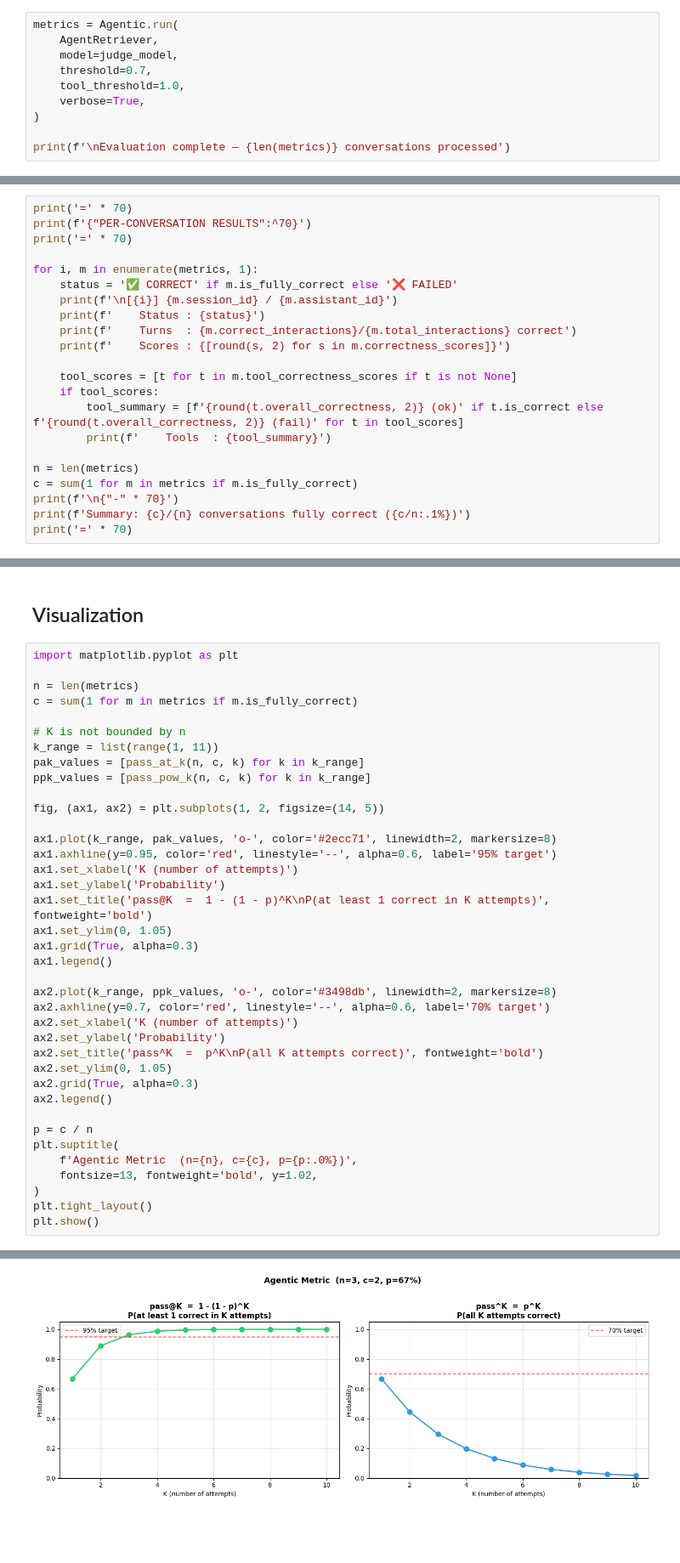
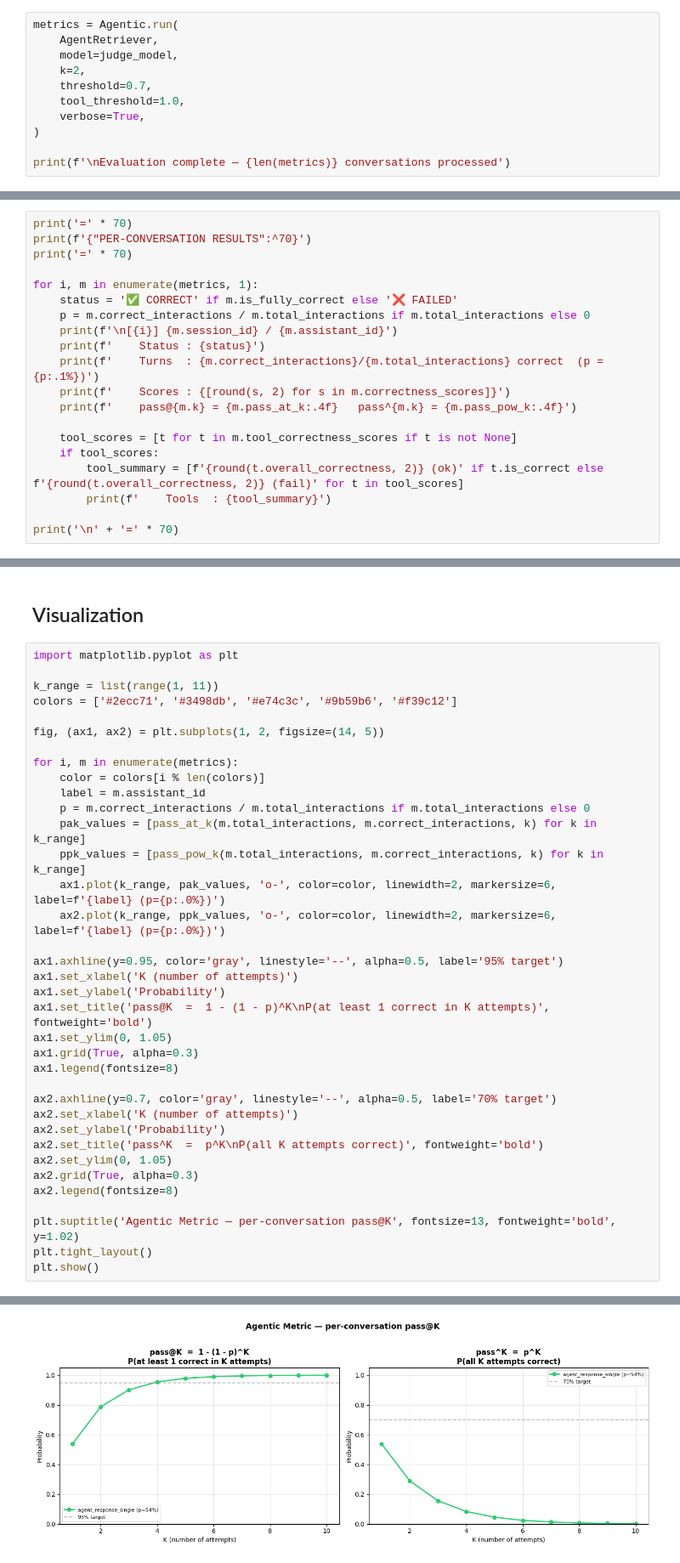
Before and after one commit to Alquimia-ai/fair-forge, a Jupyter notebook: examples/agentic/jupyter/agentic.ipynb, the cells around one changed output, grey strips where cells are left out. Shown at 85% size. Cells and saved outputs as stored; diff of their text form; blank space fills up the shorter version.

```diff
--- a/examples/agentic/jupyter/agentic.ipynb
+++ b/examples/agentic/jupyter/agentic.ipynb
@@ -147,6 +143,7 @@ judge_model = ChatGroq(
 metrics = Agentic.run(
     AgentRetriever,
     model=judge_model,
+    k=2,
     threshold=0.7,
     tool_threshold=1.0,
     verbose=True,
@@ -190,21 +187,19 @@ print('=' * 70)
 
 for i, m in enumerate(metrics, 1):
     status = '✅ CORRECT' if m.is_fully_correct else '❌ FAILED'
+    p = m.correct_interactions / m.total_interactions if m.total_interactions else 0
     print(f'\n[{i}] {m.session_id} / {m.assistant_id}')
     print(f'    Status : {status}')
-    print(f'    Turns  : {m.correct_interactions}/{m.total_interactions} correct')
+    print(f'    Turns  : {m.correct_interactions}/{m.total_interactions} correct  (p = {p:.1%})')
     print(f'    Scores : {[round(s, 2) for s in m.correctness_scores]}')
+    print(f'    pass@{m.k} = {m.pass_at_k:.4f}   pass^{m.k} = {m.pass_pow_k:.4f}')
 
     tool_scores = [t for t in m.tool_correctness_scores if t is not None]
     if tool_scores:
         tool_summary = [f'{round(t.overall_correctness, 2)} (ok)' if t.is_correct else f'{round(t.overall_correctness, 2)} (fail)' for t in tool_scores]
         print(f'    Tools  : {tool_summary}')
 
-n = len(metrics)
-c = sum(1 for m in metrics if m.is_fully_correct)
-print(f'\n{"-" * 70}')
-print(f'Summary: {c}/{n} conversations fully correct ({c/n:.1%})')
-print('=' * 70)
+print('\n' + '=' * 70)
 # %% [output]
 ======================================================================
                        PER-CONVERSATION RESULTS
@@ -288,39 +293,37 @@ k=8    0.9998         0.0390
 # %%
 import matplotlib.pyplot as plt
 
-n = len(metrics)
-c = sum(1 for m in metrics if m.is_fully_correct)
-
-# K is not bounded by n
 k_range = list(range(1, 11))
-pak_values = [pass_at_k(n, c, k) for k in k_range]
-ppk_values = [pass_pow_k(n, c, k) for k in k_range]
+colors = ['#2ecc71', '#3498db', '#e74c3c', '#9b59b6', '#f39c12']
 
 fig, (ax1, ax2) = plt.subplots(1, 2, figsize=(14, 5))
 
-ax1.plot(k_range, pak_values, 'o-', color='#2ecc71', linewidth=2, markersize=8)
-ax1.axhline(y=0.95, color='red', linestyle='--', alpha=0.6, label='95% target')
+for i, m in enumerate(metrics):
+    color = colors[i % len(colors)]
+    label = m.assistant_id
+    p = m.correct_interactions / m.total_interactions if m.total_interactions else 0
+    pak_values = [pass_at_k(m.total_interactions, m.correct_interactions, k) for k in k_range]
+    ppk_values = [pass_pow_k(m.total_interactions, m.correct_interactions, k) for k in k_range]
+    ax1.plot(k_range, pak_values, 'o-', color=color, linewidth=2, markersize=6, label=f'{label} (p={p:.0%})')
+    ax2.plot(k_range, ppk_values, 'o-', color=color, linewidth=2, markersize=6, label=f'{label} (p={p:.0%})')
+
+ax1.axhline(y=0.95, color='gray', linestyle='--', alpha=0.5, label='95% target')
 ax1.set_xlabel('K (number of attempts)')
 ax1.set_ylabel('Probability')
 ax1.set_title('pass@K  =  1 - (1 - p)^K\nP(at least 1 correct in K attempts)', fontweight='bold')
 ax1.set_ylim(0, 1.05)
 ax1.grid(True, alpha=0.3)
-ax1.legend()
+ax1.legend(fontsize=8)
 
-ax2.plot(k_range, ppk_values, 'o-', color='#3498db', linewidth=2, markersize=8)
-ax2.axhline(y=0.7, color='red', linestyle='--', alpha=0.6, label='70% target')
+ax2.axhline(y=0.7, color='gray', linestyle='--', alpha=0.5, label='70% target')
 ax2.set_xlabel('K (number of attempts)')
 ax2.set_ylabel('Probability')
 ax2.set_title('pass^K  =  p^K\nP(all K attempts correct)', fontweight='bold')
 ax2.set_ylim(0, 1.05)
 ax2.grid(True, alpha=0.3)
-ax2.legend()
+ax2.legend(fontsize=8)
 
-p = c / n
-plt.suptitle(
-    f'Agentic Metric  (n={n}, c={c}, p={p:.0%})',
-    fontsize=13, fontweight='bold', y=1.02,
-)
+plt.suptitle('Agentic Metric — per-conversation pass@K', fontsize=13, fontweight='bold', y=1.02)
 plt.tight_layout()
 plt.show()
 # %% [output]
@@ -328,4 +330,4 @@ plt.show()
-[figure, old version]
+[figure, new version]
 # %% [markdown]
 ## Interpreting Results
 
```
Also changed, not shown: parts of 7 cells of this notebook, 7 other files.
